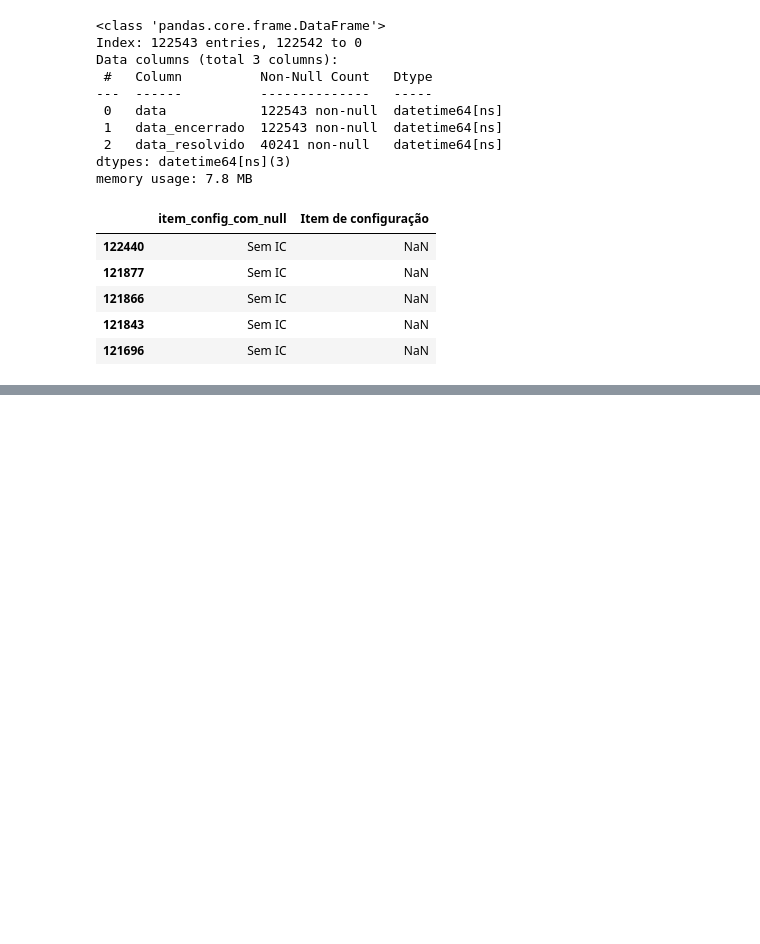
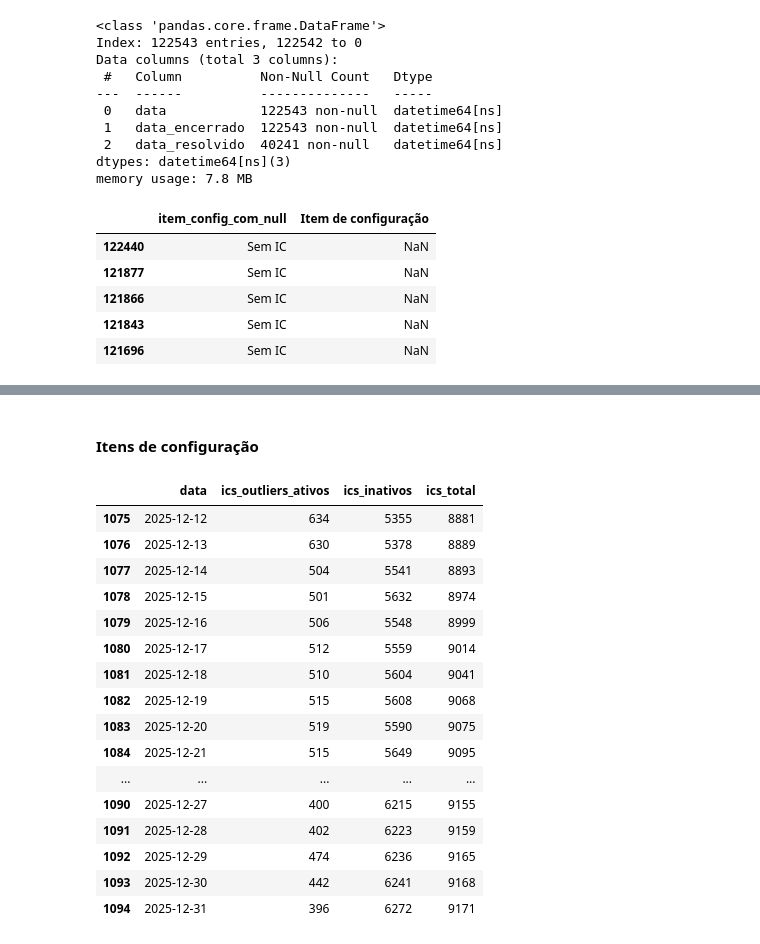
Before and after one commit to jffdevbr/challenge_locaweb, a Jupyter notebook: notebooks/data_exploration_target_behavior.ipynb, the cells around one changed output, grey strips where cells are left out. Saved outputs shown, nothing was run; the diff lists cells and outputs as text; code cells hidden in the pictures; blank space fills up the shorter version.

```diff
--- a/notebooks/data_exploration_target_behavior.ipynb
+++ b/notebooks/data_exploration_target_behavior.ipynb
@@ -2040,41 +2072,3 @@ df_diario[[
 | 1092 | 2025-12-29 | 970 | 39 | 4.02 | 26467 | ... |
 | 1093 | 2025-12-30 | 1054 | 21 | 1.99 | 27521 | ... |
 | 1094 | 2025-12-31 | 821 | 36 | 4.38 | 28342 | ... |
-# %%
-# Itens Config
-df_ics = df.groupby(['data', 'Item de configuração']).agg(
-    total_incidentes=('Número', 'count'),
-).reset_index()
-
-# 0. Garanta que a coluna 'data' seja do tipo datetime (caso já não seja)
-df_ics['data'] = pd.to_datetime(df_ics['data'])
-
-# 1. Pegar a data máxima de toda a base (o último dia registrado)
-data_maxima = df_ics['data'].max()
-
-# 2. Descobrir a data da primeira aparição de cada IC
-df_grid = df_ics.groupby('Item de configuração')['data'].min().reset_index()
-df_grid.rename(columns={'data': 'primeira_data'}, inplace=True)
-
-# 3. Criar uma série temporal (lista de datas) para cada IC, do seu início até o fim da base
-# Obs: pd.date_range cria uma sequência diária (freq='D') perfeita, sem buracos.
-df_grid['data'] = df_grid['primeira_data'].apply(
-    lambda x: pd.date_range(start=x, end=data_maxima, freq='D')
-)
-
-# 4. "Explodir" a lista de datas para que cada dia vire uma nova linha
-df_grid = df_grid.explode('data').drop(columns=['primeira_data']).reset_index(drop=True)
-
-# 5. Unir o grid contínuo com os dados reais do seu Passo 1
-df_ics_completo = pd.merge(
-    df_grid,
-    df_ics,
-    on=['Item de configuração', 'data'],
-    how='left'
-)
-
-# 6. Preencher os dias que ficaram vazios (onde não houve incidentes) com zero
-df_ics_completo['total_incidentes'] = df_ics_completo['total_incidentes'].fillna(0).astype(int)
-
-# Opcional, mas recomendado: ordenar para os próximos passos de janelas deslizantes
-df_ics_completo = df_ics_completo.sort_values(['Item de configuração', 'data']).reset_index(drop=True)
@@ -2177,0 +2116,2 @@ df_ics_completo.loc[df_ics_completo['data']=='2025-12-31'].head()
+# %% [markdown]
+#### Itens de configuração
@@ -2177,0 +2214,20 @@ df_ics_completo.loc[df_ics_completo['data']=='2025-12-31'].head()
+# %%
+ft_ic.tail(20)
+# %% [output]
+|  | data | ics_outliers_ativos | ics_inativos | ics_total |
+| 1075 | 2025-12-12 | 634 | 5355 | 8881 |
+| 1076 | 2025-12-13 | 630 | 5378 | 8889 |
+| 1077 | 2025-12-14 | 504 | 5541 | 8893 |
+| 1078 | 2025-12-15 | 501 | 5632 | 8974 |
+| 1079 | 2025-12-16 | 506 | 5548 | 8999 |
+| 1080 | 2025-12-17 | 512 | 5559 | 9014 |
+| 1081 | 2025-12-18 | 510 | 5604 | 9041 |
+| 1082 | 2025-12-19 | 515 | 5608 | 9068 |
+| 1083 | 2025-12-20 | 519 | 5590 | 9075 |
+| 1084 | 2025-12-21 | 515 | 5649 | 9095 |
+| ... | ... | ... | ... | ... |
+| 1090 | 2025-12-27 | 400 | 6215 | 9155 |
+| 1091 | 2025-12-28 | 402 | 6223 | 9159 |
+| 1092 | 2025-12-29 | 474 | 6236 | 9165 |
+| 1093 | 2025-12-30 | 442 | 6241 | 9168 |
+| 1094 | 2025-12-31 | 396 | 6272 | 9171 |
```
Also changed, not shown: parts of 35 cells of this notebook.
